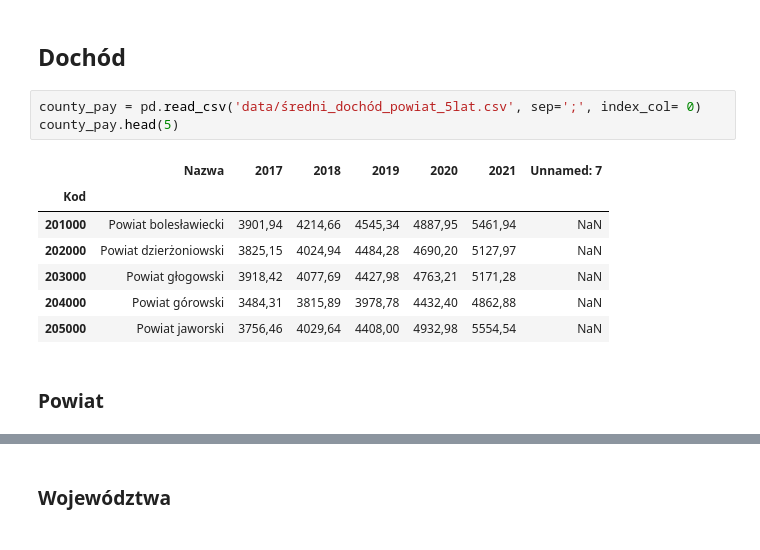
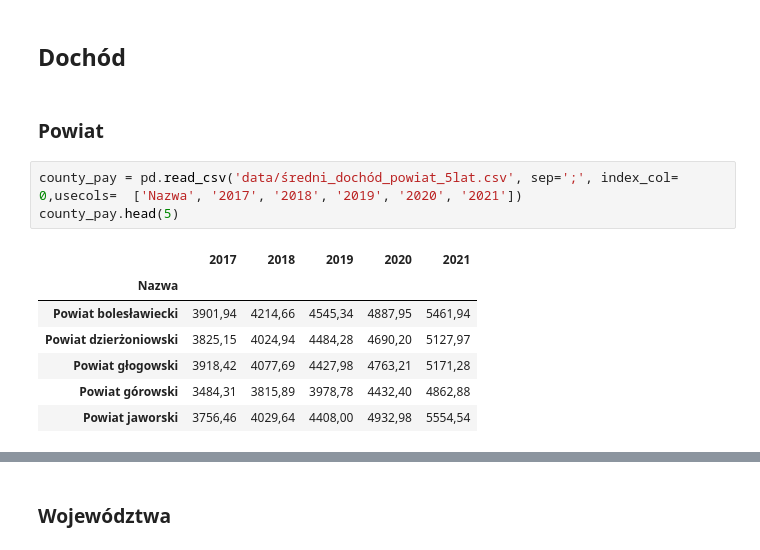
Before and after one commit to CarJung/SQL, a Jupyter notebook: Material state in Poland across previous years/data preprocessing.ipynb, the cells around one changed output, grey strips where cells are left out. Drawn from its saved outputs; the diff is of its cells as text.

```diff
--- a/Material state in Poland across previous years/data vis.ipynb
+++ b/Material state in Poland across previous years/data preprocessing.ipynb
@@ -172,15 +194,15 @@ subjective_judgment.head(5)
 # %% [markdown]
 ## Dochód
-# %%
-county_pay = pd.read_csv('data/średni_dochód_powiat_5lat.csv', sep=';', index_col= 0)
-county_pay.head(5)
-# %% [output]
-|  | Nazwa | 2017 | 2018 | 2019 | 2020 | 2021 | Unnamed: 7 |
-| Kod |  |  |  |  |  |  |  |
-| 201000 | Powiat bolesławiecki | 3901,94 | 4214,66 | 4545,34 | 4887,95 | 5461,94 | NaN |
-| 202000 | Powiat dzierżoniowski | 3825,15 | 4024,94 | 4484,28 | 4690,20 | 5127,97 | NaN |
-| 203000 | Powiat głogowski | 3918,42 | 4077,69 | 4427,98 | 4763,21 | 5171,28 | NaN |
-| 204000 | Powiat górowski | 3484,31 | 3815,89 | 3978,78 | 4432,40 | 4862,88 | NaN |
-| 205000 | Powiat jaworski | 3756,46 | 4029,64 | 4408,00 | 4932,98 | 5554,54 | NaN |
 # %% [markdown]
 ### Powiat
+# %%
+county_pay = pd.read_csv('data/średni_dochód_powiat_5lat.csv', sep=';', index_col= 0,usecols=  ['Nazwa', '2017', '2018', '2019', '2020', '2021'])
+county_pay.head(5)
+# %% [output]
+|  | 2017 | 2018 | 2019 | 2020 | 2021 |
+| Nazwa |  |  |  |  |  |
+| Powiat bolesławiecki | 3901,94 | 4214,66 | 4545,34 | 4887,95 | 5461,94 |
+| Powiat dzierżoniowski | 3825,15 | 4024,94 | 4484,28 | 4690,20 | 5127,97 |
+| Powiat głogowski | 3918,42 | 4077,69 | 4427,98 | 4763,21 | 5171,28 |
+| Powiat górowski | 3484,31 | 3815,89 | 3978,78 | 4432,40 | 4862,88 |
+| Powiat jaworski | 3756,46 | 4029,64 | 4408,00 | 4932,98 | 5554,54 |
```
Also changed, not shown: parts of 6 cells of this notebook.
